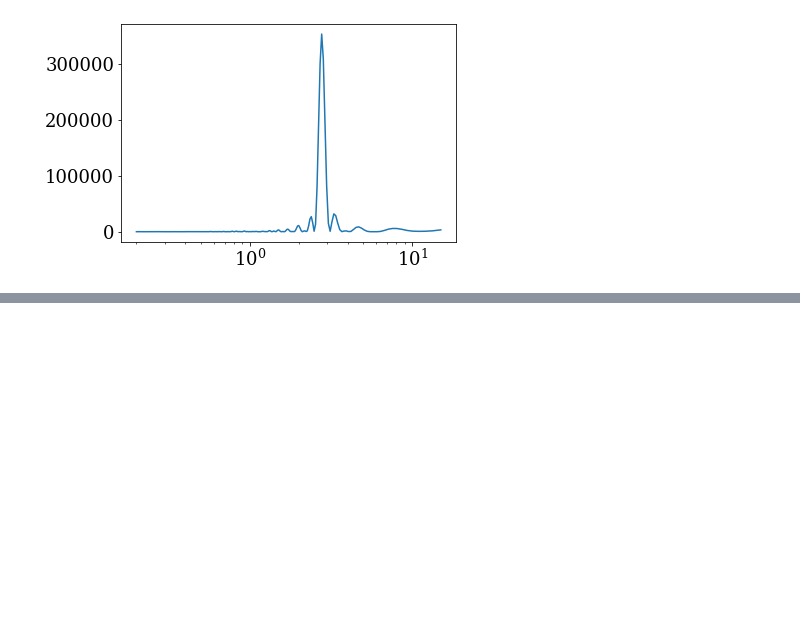
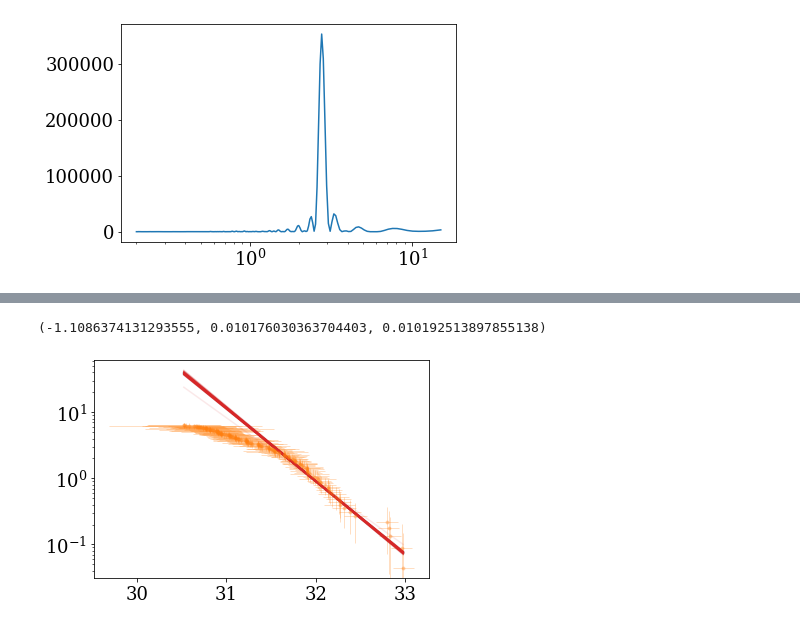
Before and after one commit to jradavenport/YZCMi_TESS, a Jupyter notebook: yzcmi_vs_gj1243.ipynb, the cells around one changed output, grey strips where cells are left out. Saved outputs shown, nothing was run; the diff lists cells and outputs as text; code cells hidden in the pictures; blank space fills up the shorter version.

Commit message:
start playing with MCMC

```diff
--- a/yzcmi_vs_gj1243.ipynb
+++ b/yzcmi_vs_gj1243.ipynb
@@ -152,0 +258,28 @@ plt.savefig('YZCMI_vs_GJ1243.png', dpi=150, bbox_inches='tight', pad_inches=0.25
+# %%
+import emcee
+
+# add extra dimension for additional variance, per emcee docs
+pos = np.array([-1, b, 0.]) + 1e-4 * np.random.randn(32, 3)
+nwalkers, ndim = pos.shape
+# %%
+sampler = emcee.EnsembleSampler(nwalkers, ndim, log_probability,
+                                args=(ffd_xY[0:70], ffd_yY[0:70], ffd_xerrY[0:70], ffd_yerrY[0:70]))
+sampler.run_mcmc(pos, 1000, progress=True);
+samples = sampler.get_chain()
+flat_samples = sampler.get_chain(discard=100, thin=15, flat=True)
+# %%
+inds = np.random.randint(len(flat_samples), size=100)
+for ind in inds:
+    sample = flat_samples[ind]
+    plt.plot(ffd_xY, 10**(sample[0]*ffd_xY + sample[1]), "C3", alpha=0.1)
+
+
+plt.errorbar(ffd_xY, ffd_yY, xerr=np.sqrt(ffd_xerrY**2+LUMINY_err**2),
+             yerr=ffd_yerrY,
+             color='C1', alpha=0.25, linestyle='none', lw=1, marker='.')
+plt.yscale('log')
+
+print(therng(flat_samples[:,0])) # the slope
+# %% [output]
+(-1.1086374131293555, 0.010176030363704403, 0.010192513897855138)
+[figure, added]
```
Also changed, not shown: parts of 10 cells of this notebook.
